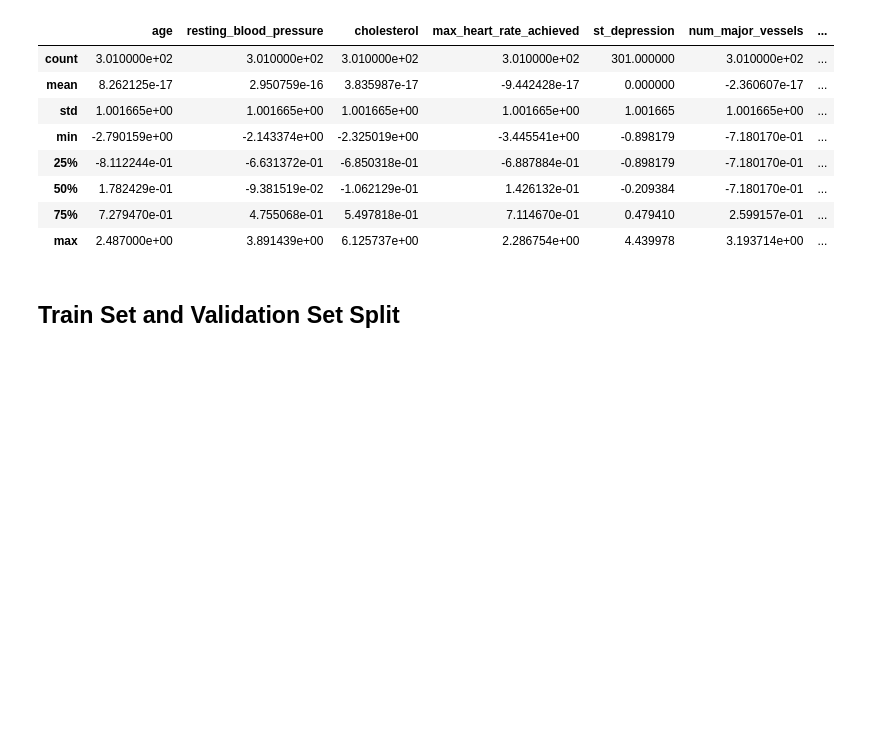
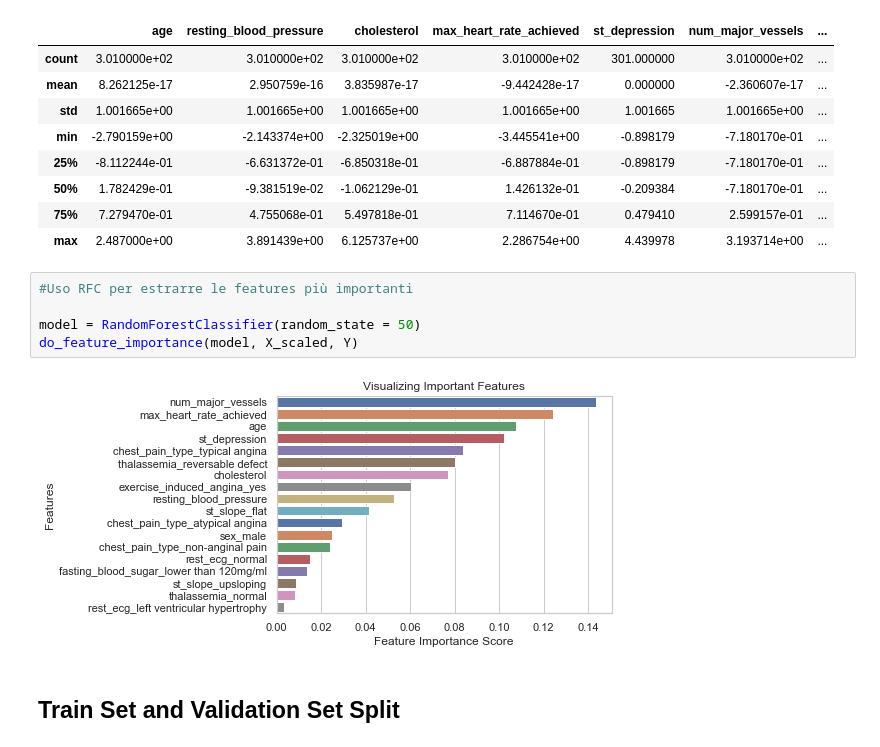
Before and after one commit to alessiogilardi/heart-disease-data-analysis-project, a Jupyter notebook: random_forest.ipynb, the cells around one changed output. Cells and saved outputs as stored; diff of their text form; blank space fills up the shorter version.

```diff
--- a/random_forest.ipynb
+++ b/random_forest.ipynb
@@ -216,6 +221,13 @@ X_scaled.describe()
 | 50% | 1.782429e-01 | -9.381519e-02 | -1.062129e-01 | 1.426132e-01 | -0.209384 | -7.180170e-01 | ... |
 | 75% | 7.279470e-01 | 4.755068e-01 | 5.497818e-01 | 7.114670e-01 | 0.479410 | 2.599157e-01 | ... |
 | max | 2.487000e+00 | 3.891439e+00 | 6.125737e+00 | 2.286754e+00 | 4.439978 | 3.193714e+00 | ... |
+# %%
+#Uso RFC per estrarre le features più importanti
+
+model = RandomForestClassifier(random_state = 50)
+do_feature_importance(model, X_scaled, Y)
+# %% [output]
+[figure, added]
 # %% [markdown]
 ## Train Set and Validation Set Split
 # %%
```
Also changed, not shown: parts of 10 cells of this notebook, 7 other files.
